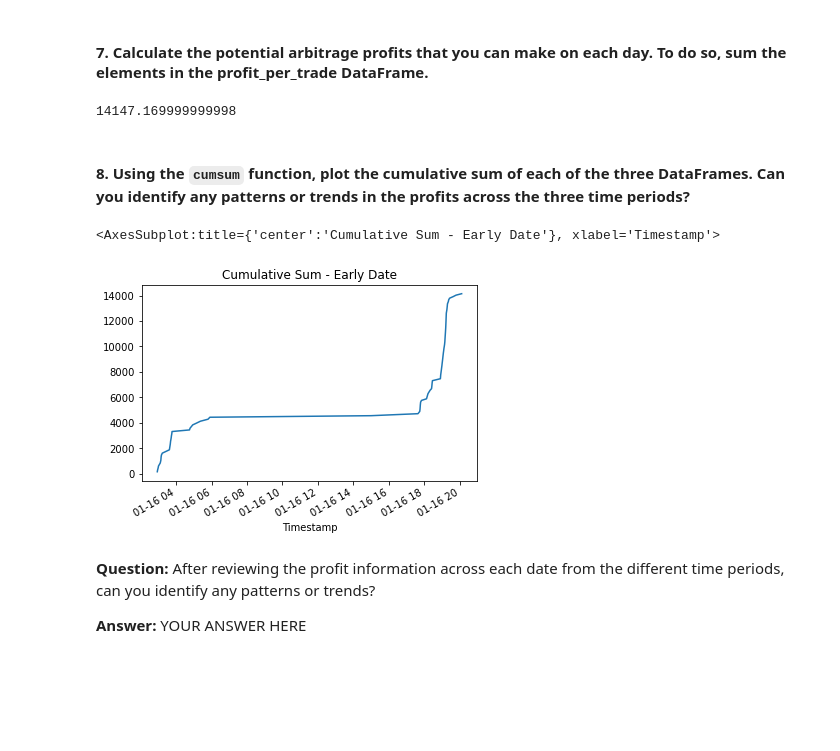
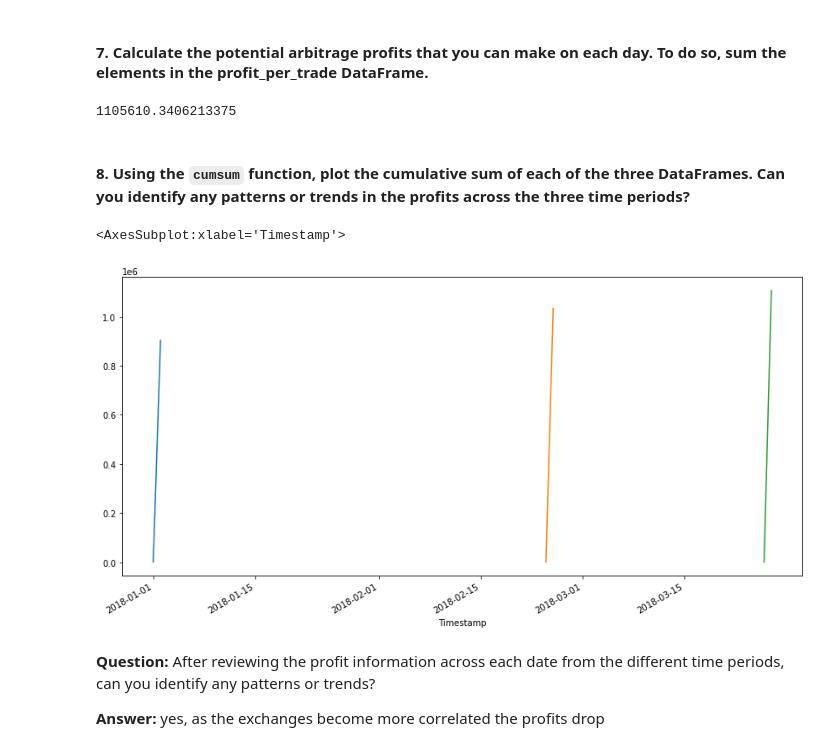
Before and after one commit to jblidell/Challenge_3, a Jupyter notebook: Starter_Code/crypto_arbitrage.ipynb, the cells around one changed output. Cells and saved outputs as stored; diff of their text form; code cells hidden in the pictures; blank space fills up the shorter version.

```diff
--- a/Starter_Code/crypto_arbitrage.ipynb
+++ b/Starter_Code/crypto_arbitrage.ipynb
@@ -587,3 +680,6 @@ Name: Close, Length: 73, dtype: float64
+# %%
+profit_late = profitable_trades_late * bitstamp_sliced_daylate
+profit_per_trade_late = profit_late.dropna()
 # %% [markdown]
 #### 6. Generate the summary statistics, and plot the results for each of the three DataFrames.
 # %%
@@ -609,6 +723,4 @@ Name: Close, dtype: float64
 #### 7. Calculate the potential arbitrage profits that you can make on each day. To do so, sum the elements in the profit_per_trade DataFrame.
 # %%
 # Calculate the sum of the potential profits for the early profit per trade DataFrame
-# YOUR CODE HERE
+profit_per_trade_early.sum()
-# %% [output]
-14147.169999999998
@@ -615,15 +729,25 @@ Name: Close, dtype: float64
+# %%
+profit_per_trade_late.sum()
+# %% [output]
+1105610.3406213375
 # %% [markdown]
 #### 8. Using the `cumsum` function, plot the cumulative sum of each of the three DataFrames. Can you identify any patterns or trends in the profits across the three time periods?
 # %%
 # Use the cumsum function to calculate the cumulative profits over time for the early profit per trade DataFrame
-cumulative_profit_early = # YOUR CODE HERE
+cumulative_profit_early = profit_per_trade_early.cumsum()
+# %%
+cum_pro_mid = profit_per_trade_mid.cumsum()
+# %%
+cum_pro_late = profit_per_trade_late.cumsum()
 # %%
 # Plot the cumulative sum of profits for the early profit per trade DataFrame
-# YOUR CODE HERE
+cumulative_profit_early.plot(figsize=(14,7))
+cum_pro_mid.plot(figsize=(14,7))
+cum_pro_late.plot(figsize=(14,7))
 # %% [output]
-<AxesSubplot:title={'center':'Cumulative Sum - Early Date'}, xlabel='Timestamp'>
+<AxesSubplot:xlabel='Timestamp'>
-[figure, old version]
+[figure, new version]
 # %% [markdown]
 **Question:** After reviewing the profit information across each date from the different time periods, can you identify any patterns or trends?
 
-**Answer:** YOUR ANSWER HERE
+**Answer:** yes, as the exchanges become more correlated the profits drop
```
Also changed, not shown: parts of 22 cells of this notebook.
